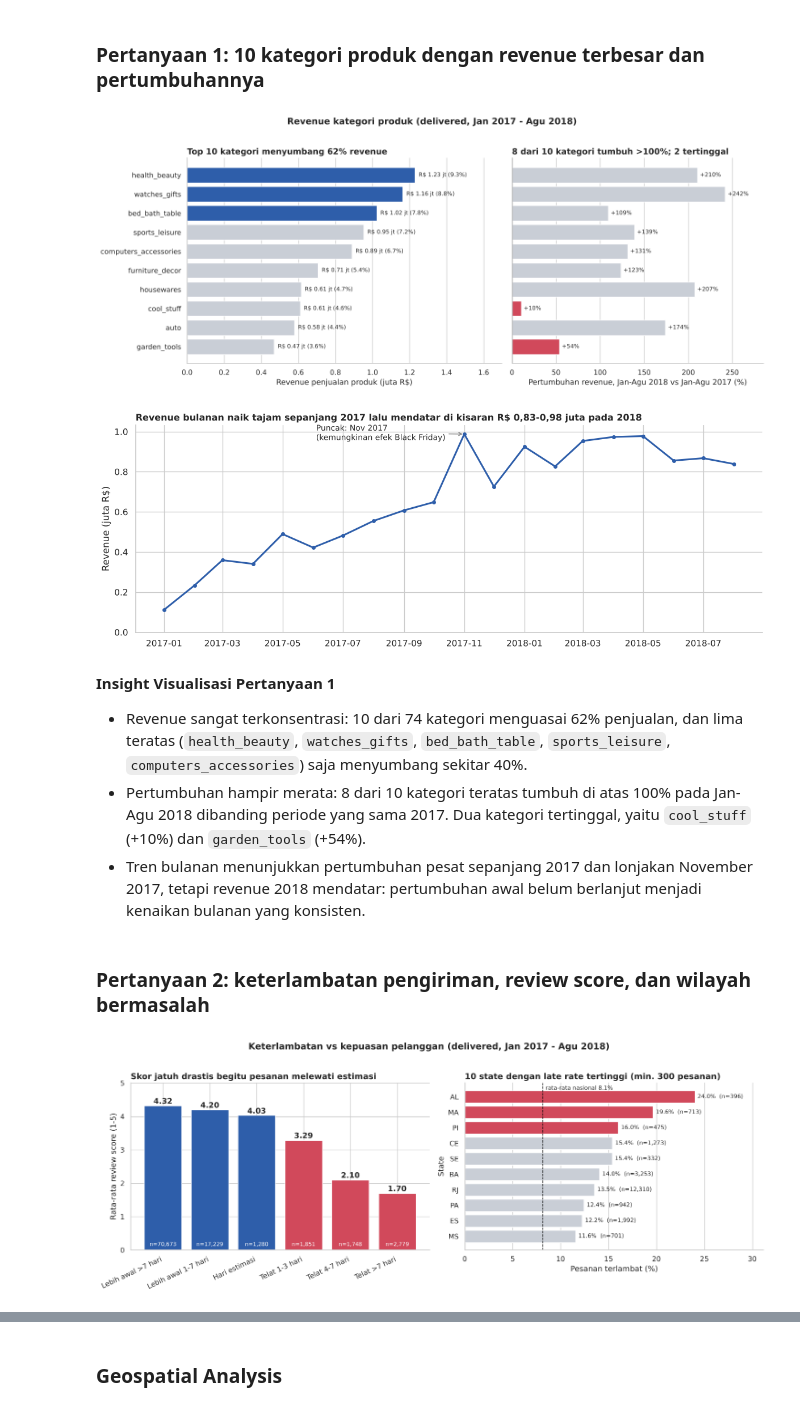
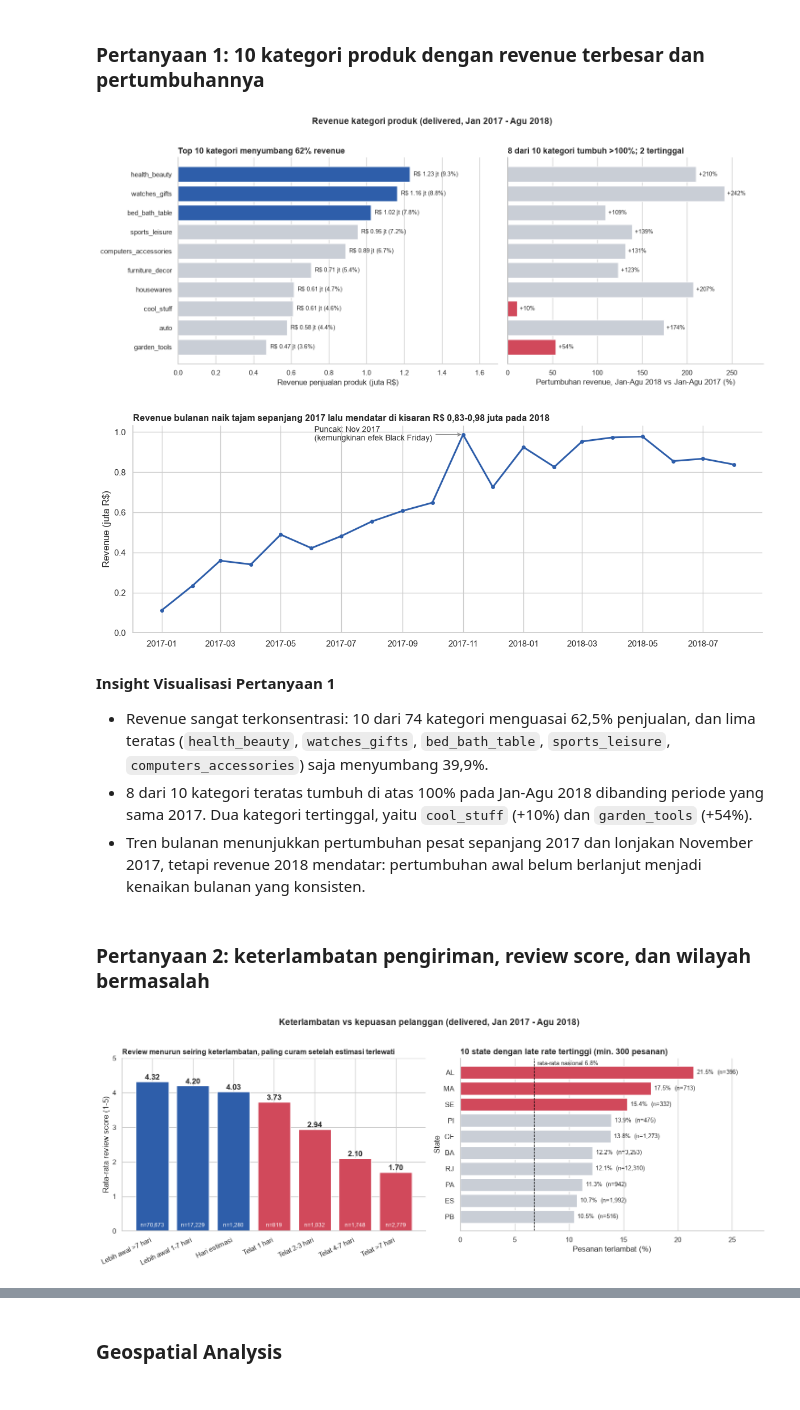
Before and after one commit to Ddxyn/analisis-data-olist, a Jupyter notebook: submission/notebook.ipynb, the cells around one changed output, grey strips where cells are left out. Cells and saved outputs as stored; diff of their text form; code cells hidden in the pictures.

```diff
--- a/submission/notebook.ipynb
+++ b/submission/notebook.ipynb
@@ -236,10 +304,15 @@ orders_clean = orders_df[(orders_df["order_status"] == "delivered")
                          & (orders_df["order_purchase_timestamp"] < "2018-09-01")].copy()
 
 orders_clean["delivery_days"] = (orders_clean["order_delivered_customer_date"] - orders_clean["order_purchase_timestamp"]).dt.days
-orders_clean["delay_days"] = (orders_clean["order_delivered_customer_date"] - orders_clean["order_estimated_delivery_date"]).dt.days
-orders_clean["is_late"] = (orders_clean["order_delivered_customer_date"] > orders_clean["order_estimated_delivery_date"]).astype(int)
+orders_clean["delay_days"] = (orders_clean["order_delivered_customer_date"].dt.normalize()
+                              - orders_clean["order_estimated_delivery_date"].dt.normalize()).dt.days
+orders_clean["is_late"] = (orders_clean["delay_days"] > 0).astype(int)
 
 print("Pesanan sebelum:", len(orders_df), "-> sesudah:", len(orders_clean))
-print("Status tersisa:", orders_clean["order_status"].unique(), "| tanggal tiba kosong:", orders_clean["order_delivered_customer_date"].isna().sum())
+print("Status tersisa:", list(orders_clean["order_status"].unique()))
+print("\nCek ulang missing value kolom tanggal setelah cleaning:")
+print(orders_clean[["order_purchase_timestamp", "order_delivered_customer_date", "order_estimated_delivery_date"]].isna().sum().to_string())
+print("\nStatistik lama pengiriman setelah cleaning (hari):")
+print(orders_clean["delivery_days"].describe().round(1).to_string())
 # %% [output]
 Pesanan sebelum: 99441 -> sesudah: 96203
@@ -460,6 +546,6 @@ State yang memenuhi syarat (>=300 pesanan): 21 dari 27
 # %%
-delay_bins = [-np.inf, -8, -1, 0, 3, 7, np.inf]
-delay_labels = ["Lebih awal >7 hari", "Lebih awal 1-7 hari", "Hari estimasi", "Telat 1-3 hari", "Telat 4-7 hari", "Telat >7 hari"]
+delay_bins = [-np.inf, -8, -1, 0, 1, 3, 7, np.inf]
+delay_labels = ["Lebih awal >7 hari", "Lebih awal 1-7 hari", "Hari estimasi", "Telat 1 hari", "Telat 2-3 hari", "Telat 4-7 hari", "Telat >7 hari"]
 order_df = order_df.assign(delay_group=pd.cut(order_df["delay_days"], bins=delay_bins, labels=delay_labels))
 delay_summary = (order_df.groupby("delay_group", observed=True)["review_score"]
                  .agg(avg_review="mean", orders="count").round(2))
@@ -509,7 +666,7 @@ ax.axvline(0, color="black", lw=0.8)
 fig.suptitle("Revenue kategori produk (delivered, Jan 2017 - Agu 2018)", y=1.02, fontsize=14, fontweight="bold")
 plt.tight_layout(); plt.show()
 # %% [output]
-[figure, old version]
+[figure, new version]
 # %%
 fig, ax = plt.subplots(figsize=(12, 4.5))
 ax.plot(monthly.index, monthly["revenue"] / 1e6, color=BLUE, lw=2.2, marker="o", ms=4)
@@ -521,42 +678,42 @@ ax.set_ylim(0, None); ax.set_ylabel("Revenue (juta R$)"); ax.set_xlabel("")
 ax.set_title("Revenue bulanan naik tajam sepanjang 2017 lalu mendatar di kisaran R$ 0,83-0,98 juta pada 2018", loc="left", fontsize=11.5)
 plt.tight_layout(); plt.show()
 # %% [output]
-[figure, old version]
+[figure, new version]
 # %% [markdown]
 **Insight Visualisasi Pertanyaan 1**
-- Revenue sangat terkonsentrasi: 10 dari 74 kategori menguasai 62% penjualan, dan lima teratas (`health_beauty`, `watches_gifts`, `bed_bath_table`, `sports_leisure`, `computers_accessories`) saja menyumbang sekitar 40%.
-- Pertumbuhan hampir merata: 8 dari 10 kategori teratas tumbuh di atas 100% pada Jan-Agu 2018 dibanding periode yang sama 2017. Dua kategori tertinggal, yaitu `cool_stuff` (+10%) dan `garden_tools` (+54%).
+- Revenue sangat terkonsentrasi: 10 dari 74 kategori menguasai 62,5% penjualan, dan lima teratas (`health_beauty`, `watches_gifts`, `bed_bath_table`, `sports_leisure`, `computers_accessories`) saja menyumbang 39,9%.
+- 8 dari 10 kategori teratas tumbuh di atas 100% pada Jan-Agu 2018 dibanding periode yang sama 2017. Dua kategori tertinggal, yaitu `cool_stuff` (+10%) dan `garden_tools` (+54%).
 - Tren bulanan menunjukkan pertumbuhan pesat sepanjang 2017 dan lonjakan November 2017, tetapi revenue 2018 mendatar: pertumbuhan awal belum berlanjut menjadi kenaikan bulanan yang konsisten.
 # %% [markdown]
 ### Pertanyaan 2: keterlambatan pengiriman, review score, dan wilayah bermasalah
 # %%
 fig, axes = plt.subplots(1, 2, figsize=(15, 5.5))
 
 ax = axes[0]
 ds = delay_summary.reset_index()
 bar_colors = [BLUE if "awal" in l or l == "Hari estimasi" else RED for l in ds["delay_group"]]
 ax.bar(ds["delay_group"], ds["avg_review"], color=bar_colors)
 for x, (v, n) in enumerate(zip(ds["avg_review"], ds["orders"])):
     ax.text(x, v + 0.06, f"{v:.2f}", ha="center", fontweight="bold")
     ax.text(x, 0.12, f"n={n:,}", ha="center", color="white", fontsize=8.5)
 ax.set_ylim(0, 5); ax.set_ylabel("Rata-rata review score (1-5)"); ax.set_xlabel("")
 ax.set_xticks(range(len(ds))); ax.set_xticklabels(ds["delay_group"], rotation=25, ha="right")
-ax.set_title("Skor jatuh drastis begitu pesanan melewati estimasi", loc="left")
+ax.set_title("Review menurun seiring keterlambatan, paling curam setelah estimasi terlewati", loc="left", fontsize=11.5)
 
 ax = axes[1]
 top_late = state_eligible.head(10).iloc[::-1]
 ax.barh(top_late.index, top_late["late_rate"], color=[RED if i >= 7 else GREY for i in range(len(top_late))])   # 3 state teratas disorot
 for y, (v, n) in enumerate(zip(top_late["late_rate"], top_late["orders"])):
     ax.text(v + 0.3, y, f"{v:.1f}%  (n={n:,})", va="center", fontsize=9)
 ax.axvline(late_rate, color="black", ls="--", lw=1)
 ax.text(late_rate + 0.3, 9.45, f"rata-rata nasional {late_rate:.1f}%", fontsize=9)
 ax.set_xlim(0, top_late["late_rate"].max() * 1.3)
 ax.set_xlabel("Pesanan terlambat (%)"); ax.set_ylabel("State"); ax.grid(axis="y", visible=False)
 ax.set_title("10 state dengan late rate tertinggi (min. 300 pesanan)", loc="left")
 
 fig.suptitle("Keterlambatan vs kepuasan pelanggan (delivered, Jan 2017 - Agu 2018)", y=1.02, fontsize=14, fontweight="bold")
 plt.tight_layout(); plt.show()
 # %% [output]
-[figure, old version]
+[figure, new version]
 # %% [markdown]
 **Insight Visualisasi Pertanyaan 2**
```
Also changed, not shown: parts of 40 cells of this notebook, 4 other files.
